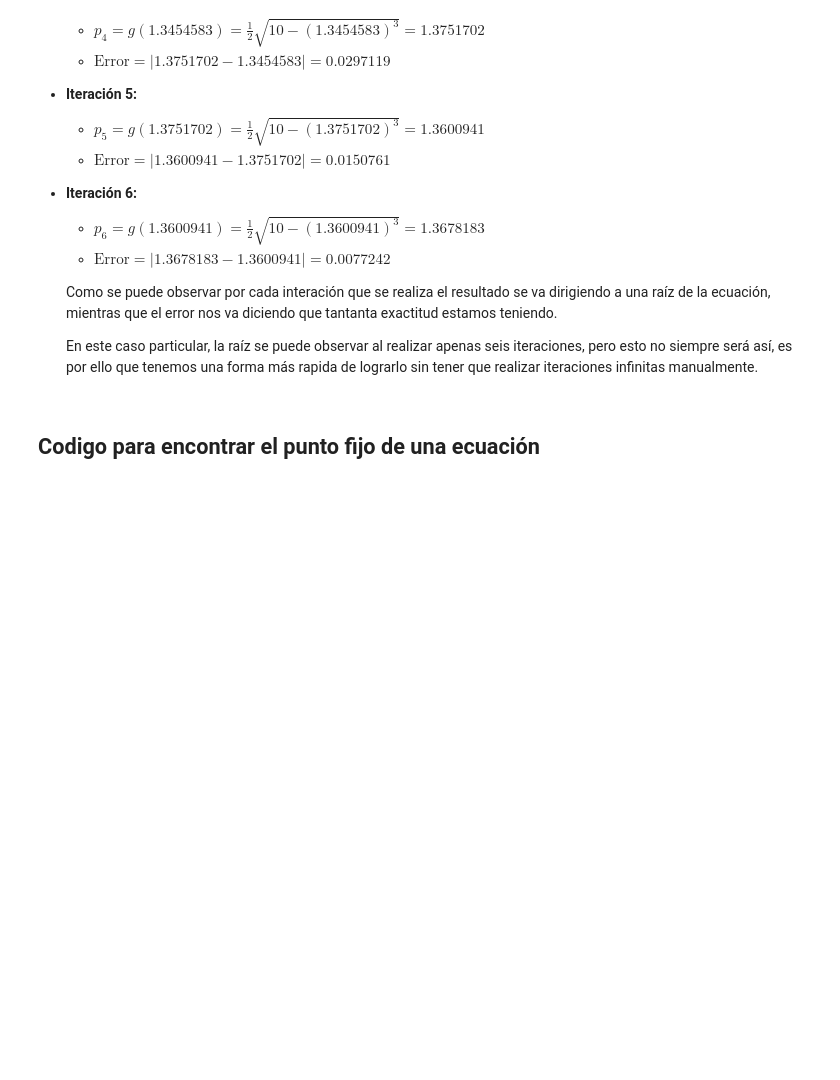
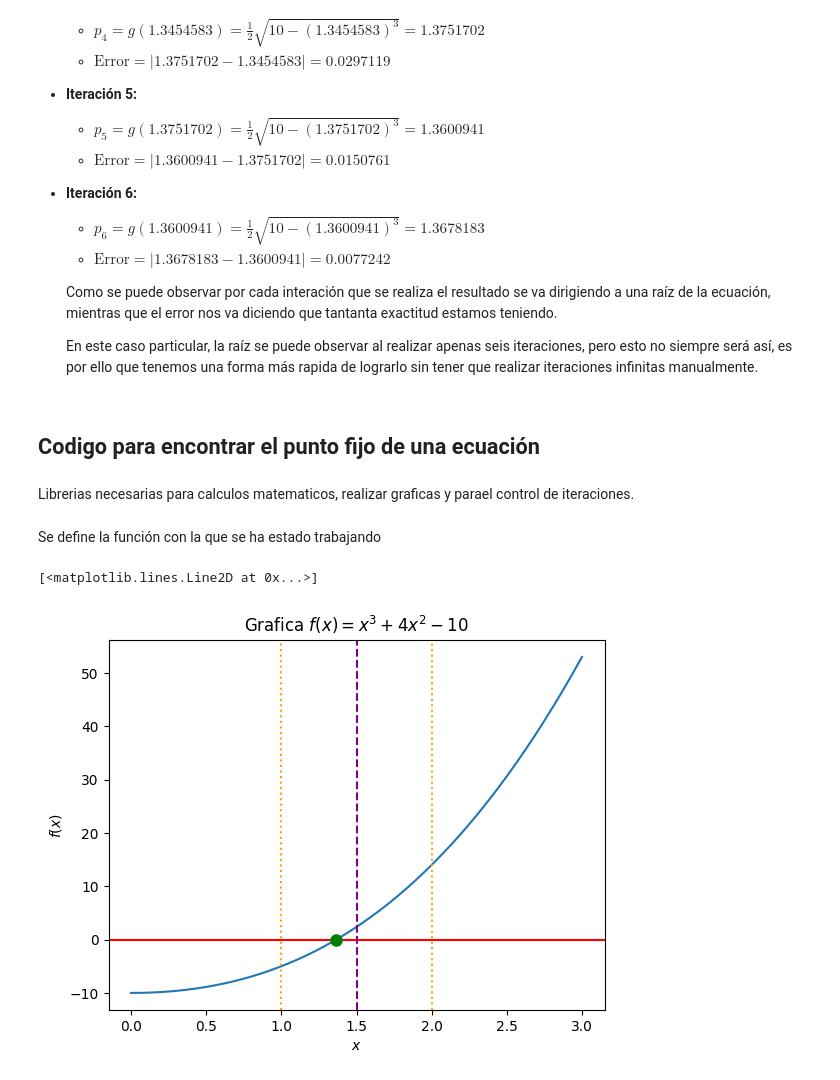
Before and after one commit to Ali010304/metodos-numericos-1, a Jupyter notebook: Punto Fijo.ipynb, the cells around one changed output. Drawn from its saved outputs; the diff is of its cells as text; code cells hidden in the pictures; blank space fills up the shorter version.

```diff
--- a/Punto Fijo.ipynb
+++ b/Punto Fijo.ipynb
@@ -126,0 +132,26 @@ Entonces, tomando como punto inicial $p_0 = 1.5$, y al evaluar en $g_2(x)$ = $\f
+# %% [markdown]
+Librerias necesarias para calculos matematicos, realizar graficas y parael control de iteraciones.
+# %%
+def f(x):
+  return x**3 +4*x**2 - 10.0
+# %% [markdown]
+Se define la función con la que se ha estado trabajando
+# %%
+a = 1.0
+b = 2.0
+p0 = 1.5
+raiz_aprox = 1.365
+
+x=np.linspace(0,3,50)
+plt.plot(x,f(x))
+plt.title("Grafica $f(x)=x^3+4x^2-10$")
+plt.axhline (y=0, color='red')
+plt.axvline(x=a, color="orange", linestyle=":", label="Intervalo $[a, b] = [1, 2]$")
+plt.axvline(x=b, color="orange", linestyle=":")
+plt.axvline(x=p0, color="purple", linestyle="--", label="Punto medio $p_1 = 1.5$")
+plt.xlabel("$x$")
+plt.ylabel("$f(x)$")
+plt.plot(raiz_aprox, 0, "go", markersize=8, label="Raíz $r \approx 1.365$")
+# %% [output]
+[<matplotlib.lines.Line2D at 0x...>]
+[figure, added]
```
Also changed, not shown: parts of 5 cells of this notebook.
